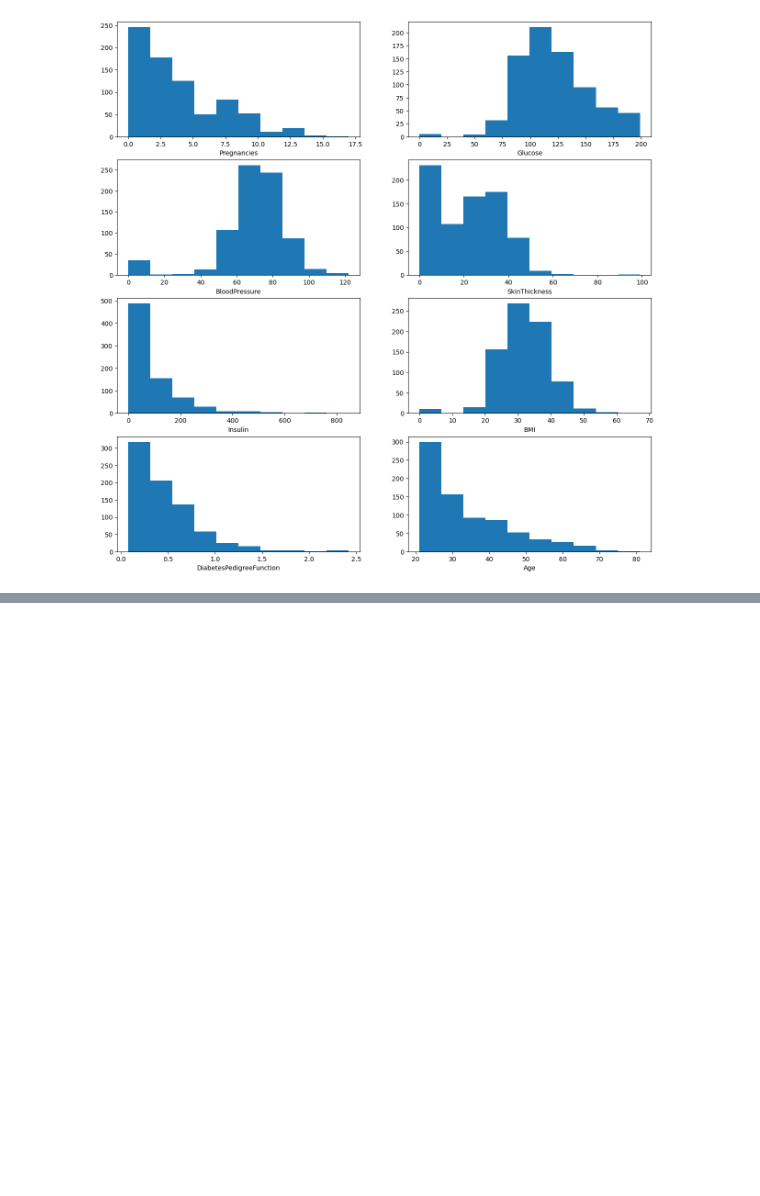
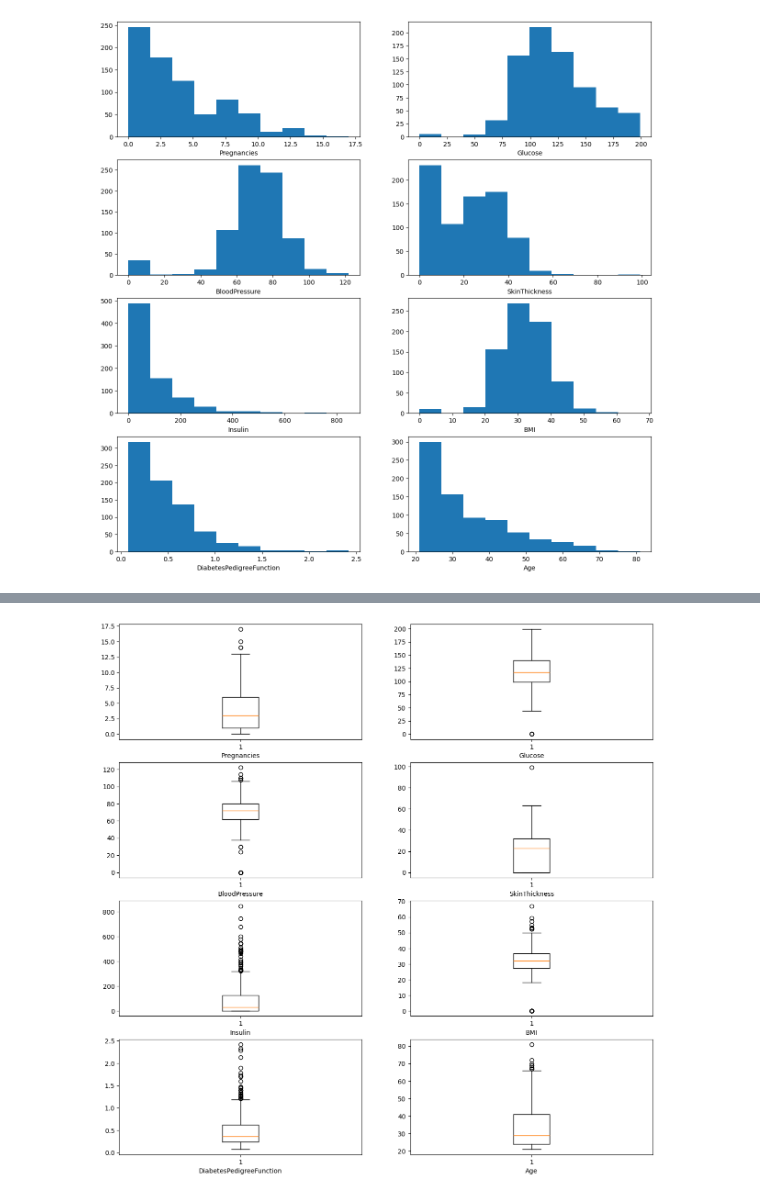
Before and after one commit to mausam1112/Pytorch-NN, a Jupyter notebook: Diabeties-Classification/eda.ipynb, the cells around one changed output, grey strips where cells are left out. Drawn from its saved outputs; the diff is of its cells as text; code cells hidden in the pictures; blank space fills up the shorter version.

```diff
--- a/Diabeties-Classification/eda.ipynb
+++ b/Diabeties-Classification/eda.ipynb
@@ -96,6 +96,14 @@ def kde_plot(df, features, num_rows, num_cols):
     plt.tight_layout()
 
     plt.show()
+
+def box_plot(df, features, num_rows, num_cols):
+    fig, ax = plt.subplots(num_rows, num_cols, figsize=(15, 15))
+    for idx, feature in enumerate(features):
+        plt.subplot(num_rows, num_cols, idx+1)
+        plt.boxplot(df[feature])
+        plt.xlabel(feature)
+    plt.show()
 # %%
 num_cols=2
 features, num_rows = configs(X, num_cols=num_cols)
@@ -105,0 +118,4 @@ plot_data_density(X, features, num_rows, num_cols)
+# %%
+box_plot(X, features, num_rows, num_cols)
+# %% [output]
+[figure, added]
```
Also changed, not shown: parts of 1 cell of this notebook.
